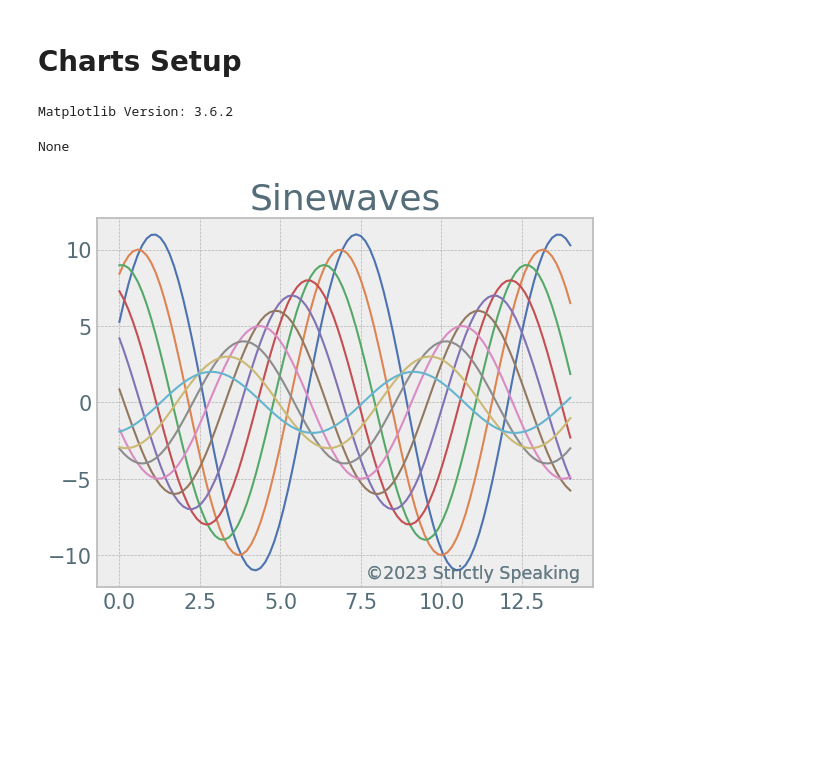
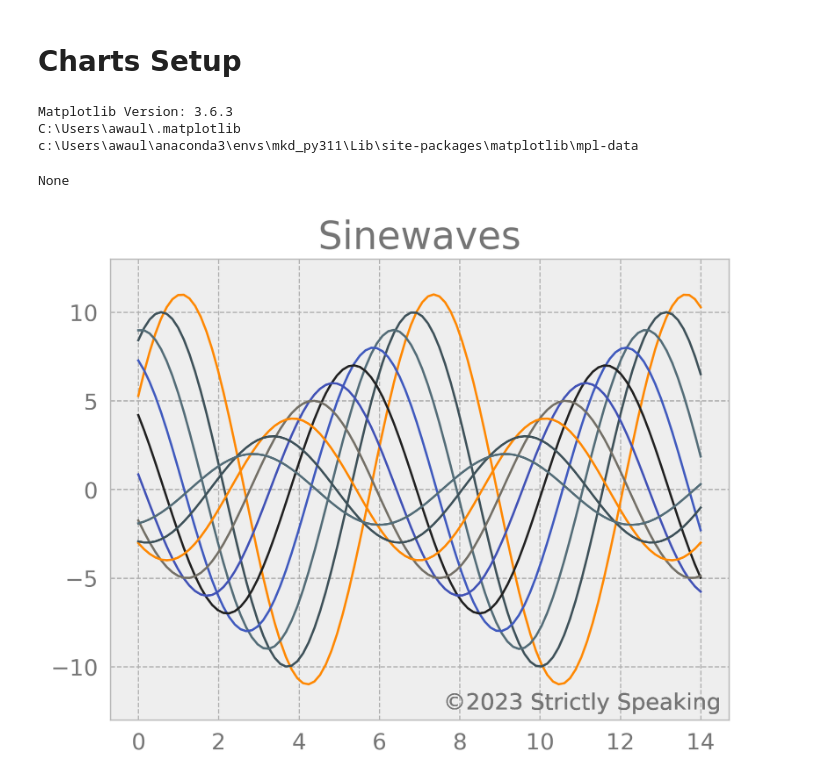
Before and after one commit to awault/StrictlySpeaking, a Jupyter notebook: docs/Blog/template_charts.ipynb, the cells around one changed output. Saved outputs shown, nothing was run; the diff lists cells and outputs as text; code cells hidden in the pictures; blank space fills up the shorter version.

Commit message:
Update Chart Template and Styles

```diff
--- a/docs/Blog/template_charts.ipynb
+++ b/docs/Blog/template_charts.ipynb
@@ -9,36 +9,36 @@ import matplotlib.pyplot as plt
 import matplotlib.dates as mdates
 from matplotlib import rcParams
 import matplotlib.font_manager as fm
+import matplotlib.ticker as ticker
 
 v = (mpl.__version__)
 print(f'Matplotlib Version: {v}')
+
+print(mpl.get_configdir())
+print(mpl.get_data_path())
 # %% [output]
-Matplotlib Version: 3.6.2
+Matplotlib Version: 3.6.3
+C:\Users\awaul\.matplotlib
+c:\Users\awaul\anaconda3\envs\mkd_py311\Lib\site-packages\matplotlib\mpl-data
-# %%
-# Set Matplotlib Theme to BMH
-
-plt.style.use('bmh')
-sns.set_context("notebook", font_scale=1.5)
-sns.set_context(rc={"axes.titlesize":"x-large","axes:titlecolor":"546d78"})
-sns.set_context(rc={"figure.dpi" : 300})
-sns.set_context(rc={"title" : 300})
-sns.set_palette("deep")
+# %%
+# Set Theme
+
+plt.style.use(['bmh','mystyle'])
+#sns.set_palette("deep")
 # %%
 def sinplot(n=10, flip=1):
     x = np.linspace(0, 14, 100)
     for i in range(1, n + 1):
         plt.plot(x, np.sin(x + i * .5) * (n + 2 - i) * flip)
         # Chart Title
-        plt.title('Sinewaves', fontsize = "x-large", color = '#546d78' )
-        # Axes Parameters
-        plt.gca().tick_params(labelsize = 'small', labelcolor = '#546d78', left=False,
-        bottom=False, grid_linewidth = 0.5)
-        # Watermark
-        plt.figtext(x=0.88, y=0.12, s="©2023 Strictly Speaking", color='#546d78',
-        fontsize="x-small", weight='ultralight', ha='right', va='bottom', alpha=.20,
-        transform=plt.gcf().transFigure)
+        plt.title('Sinewaves')
+        # Set Y Limits
+        plt.ylim(ymin=-13,ymax=13)
+        # Create Watermark
+        plt.figtext(x=0.89, y=0.12, s="©2023 Strictly Speaking", color='#757575', fontsize=13,
+        weight='ultralight', ha='right', va='bottom', transform=plt.gcf().transFigure)
 
 print(sinplot())
 # %% [output]
 None
-[figure, old version]
+[figure, new version]
```
Also changed, not shown: parts of 20 cells of this notebook, 1 other file.
